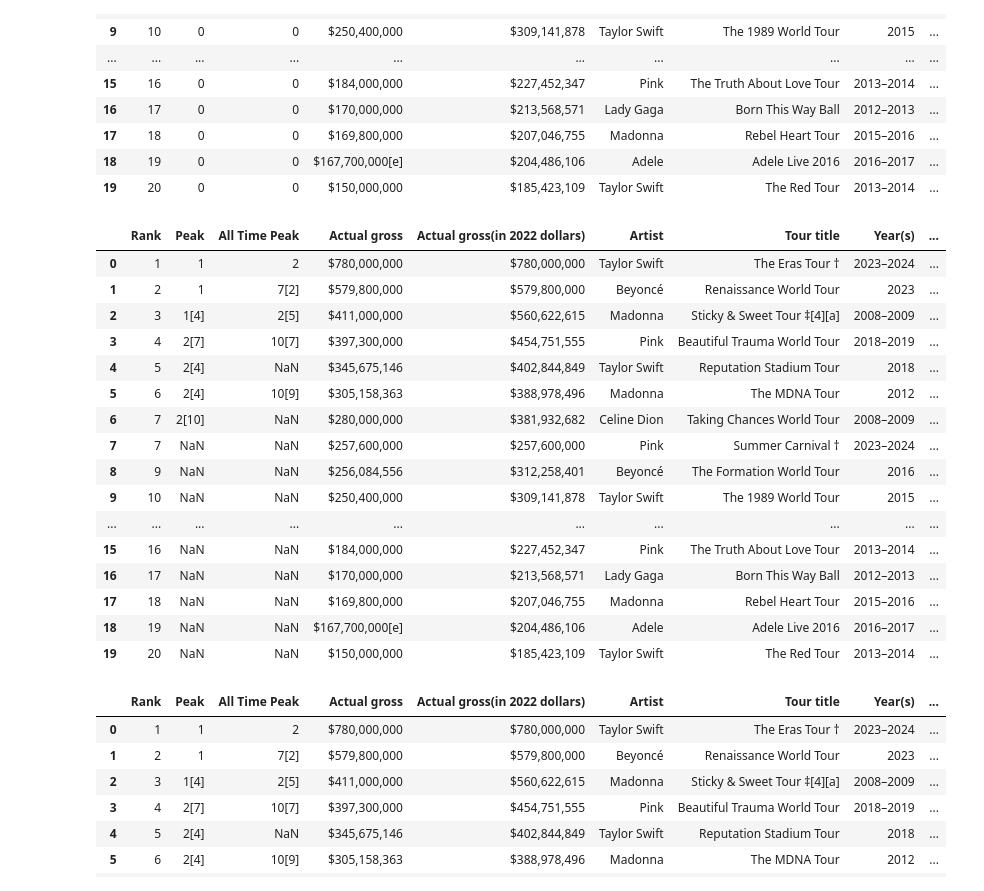
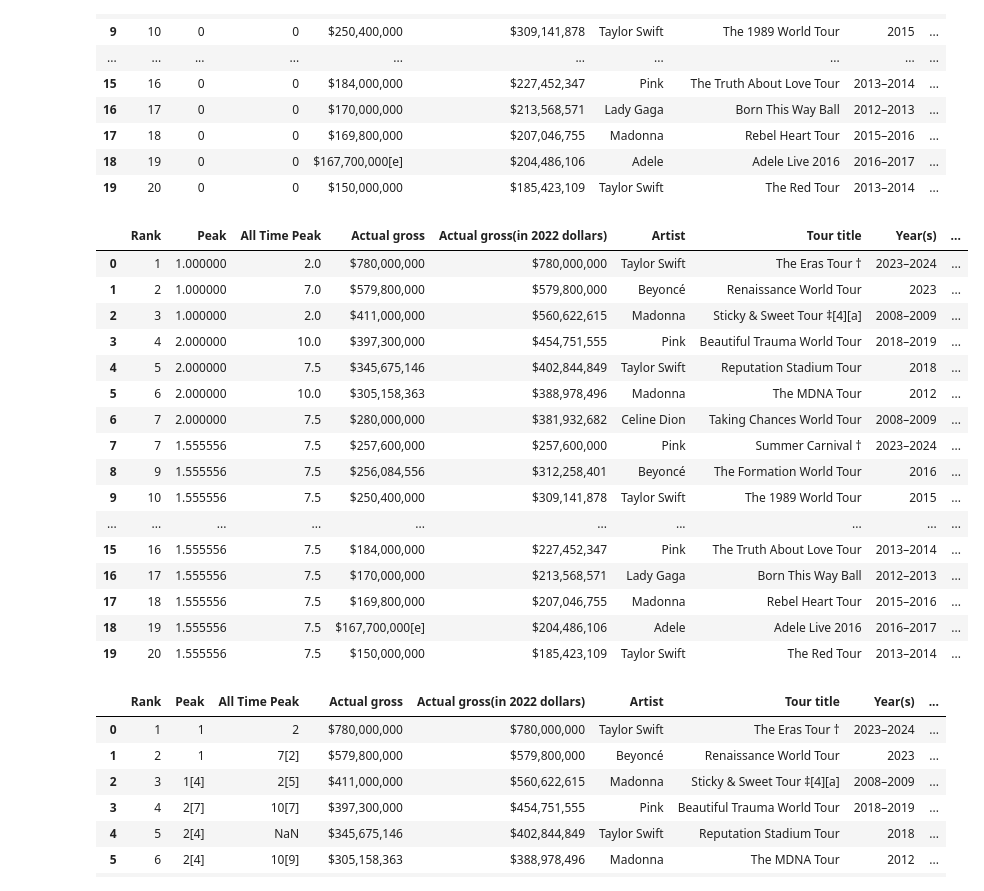
Before and after one commit to M1shanyaaa/DataScience_labs_KPI, a Jupyter notebook: Lab3/Lab3.ipynb, the cells around one changed output. Saved outputs shown, nothing was run; the diff lists cells and outputs as text; code cells hidden in the pictures.

```diff
--- a/Lab3/Lab3.ipynb
+++ b/Lab3/Lab3.ipynb
@@ -204,27 +205,43 @@ data_fill_0
 | 18 | 19 | 0 | 0 | $167,700,000[e] | $204,486,106 | Adele | Adele Live 2016 | 2016–2017 | ... |
 | 19 | 20 | 0 | 0 | $150,000,000 | $185,423,109 | Taylor Swift | The Red Tour | 2013–2014 | ... |
 # %%
-# Заповнення середнім значенням по кожному стовпцю
-data_fill_mean = data_for_cleaning.fillna(data_for_cleaning.mean(numeric_only=True))
+# Копія, щоб не зіпсувати оригінал
+data_fill_mean = data_for_cleaning.copy()
+
+# Функція для витягування першого числа
+def extract_first_number(x):
+    if pd.isna(x):
+        return np.nan
+    match = re.search(r'\d+', str(x))
+    return float(match.group()) if match else np.nan
+
+# Обробляємо тільки потрібні стовпці
+for col in ["Peak", "All Time Peak"]:
+    # 1. Витягуємо числа
+    numeric_col = data_fill_mean[col].apply(extract_first_number)
+    mean_val = numeric_col.mean()
+    numeric_col = numeric_col.fillna(mean_val)
+    data_fill_mean[col] = numeric_col
+
 data_fill_mean
 # %% [output]
 |  | Rank | Peak | All Time Peak | Actual gross | Actual gross(in 2022 dollars) | Artist | Tour title | Year(s) | ... |
-| 0 | 1 | 1 | 2 | $780,000,000 | $780,000,000 | Taylor Swift | The Eras Tour † | 2023–2024 | ... |
-| 1 | 2 | 1 | 7[2] | $579,800,000 | $579,800,000 | Beyoncé | Renaissance World Tour | 2023 | ... |
-| 2 | 3 | 1[4] | 2[5] | $411,000,000 | $560,622,615 | Madonna | Sticky & Sweet Tour ‡[4][a] | 2008–2009 | ... |
-| 3 | 4 | 2[7] | 10[7] | $397,300,000 | $454,751,555 | Pink | Beautiful Trauma World Tour | 2018–2019 | ... |
-| 4 | 5 | 2[4] | NaN | $345,675,146 | $402,844,849 | Taylor Swift | Reputation Stadium Tour | 2018 | ... |
-| 5 | 6 | 2[4] | 10[9] | $305,158,363 | $388,978,496 | Madonna | The MDNA Tour | 2012 | ... |
-| 6 | 7 | 2[10] | NaN | $280,000,000 | $381,932,682 | Celine Dion | Taking Chances World Tour | 2008–2009 | ... |
-| 7 | 7 | NaN | NaN | $257,600,000 | $257,600,000 | Pink | Summer Carnival † | 2023–2024 | ... |
-| 8 | 9 | NaN | NaN | $256,084,556 | $312,258,401 | Beyoncé | The Formation World Tour | 2016 | ... |
-| 9 | 10 | NaN | NaN | $250,400,000 | $309,141,878 | Taylor Swift | The 1989 World Tour | 2015 | ... |
+| 0 | 1 | 1.000000 | 2.0 | $780,000,000 | $780,000,000 | Taylor Swift | The Eras Tour † | 2023–2024 | ... |
+| 1 | 2 | 1.000000 | 7.0 | $579,800,000 | $579,800,000 | Beyoncé | Renaissance World Tour | 2023 | ... |
+| 2 | 3 | 1.000000 | 2.0 | $411,000,000 | $560,622,615 | Madonna | Sticky & Sweet Tour ‡[4][a] | 2008–2009 | ... |
+| 3 | 4 | 2.000000 | 10.0 | $397,300,000 | $454,751,555 | Pink | Beautiful Trauma World Tour | 2018–2019 | ... |
+| 4 | 5 | 2.000000 | 7.5 | $345,675,146 | $402,844,849 | Taylor Swift | Reputation Stadium Tour | 2018 | ... |
+| 5 | 6 | 2.000000 | 10.0 | $305,158,363 | $388,978,496 | Madonna | The MDNA Tour | 2012 | ... |
+| 6 | 7 | 2.000000 | 7.5 | $280,000,000 | $381,932,682 | Celine Dion | Taking Chances World Tour | 2008–2009 | ... |
+| 7 | 7 | 1.555556 | 7.5 | $257,600,000 | $257,600,000 | Pink | Summer Carnival † | 2023–2024 | ... |
+| 8 | 9 | 1.555556 | 7.5 | $256,084,556 | $312,258,401 | Beyoncé | The Formation World Tour | 2016 | ... |
+| 9 | 10 | 1.555556 | 7.5 | $250,400,000 | $309,141,878 | Taylor Swift | The 1989 World Tour | 2015 | ... |
 | ... | ... | ... | ... | ... | ... | ... | ... | ... | ... |
-| 15 | 16 | NaN | NaN | $184,000,000 | $227,452,347 | Pink | The Truth About Love Tour | 2013–2014 | ... |
-| 16 | 17 | NaN | NaN | $170,000,000 | $213,568,571 | Lady Gaga | Born This Way Ball | 2012–2013 | ... |
-| 17 | 18 | NaN | NaN | $169,800,000 | $207,046,755 | Madonna | Rebel Heart Tour | 2015–2016 | ... |
-| 18 | 19 | NaN | NaN | $167,700,000[e] | $204,486,106 | Adele | Adele Live 2016 | 2016–2017 | ... |
-| 19 | 20 | NaN | NaN | $150,000,000 | $185,423,109 | Taylor Swift | The Red Tour | 2013–2014 | ... |
+| 15 | 16 | 1.555556 | 7.5 | $184,000,000 | $227,452,347 | Pink | The Truth About Love Tour | 2013–2014 | ... |
+| 16 | 17 | 1.555556 | 7.5 | $170,000,000 | $213,568,571 | Lady Gaga | Born This Way Ball | 2012–2013 | ... |
+| 17 | 18 | 1.555556 | 7.5 | $169,800,000 | $207,046,755 | Madonna | Rebel Heart Tour | 2015–2016 | ... |
+| 18 | 19 | 1.555556 | 7.5 | $167,700,000[e] | $204,486,106 | Adele | Adele Live 2016 | 2016–2017 | ... |
+| 19 | 20 | 1.555556 | 7.5 | $150,000,000 | $185,423,109 | Taylor Swift | The Red Tour | 2013–2014 | ... |
 # %%
 # Створення стовпцю з чистими даними "Peak"
 data_for_cleaning["Peak Clean"] = data_for_cleaning["Peak"].str.extract(r"(\d+)")
```
Also changed, not shown: parts of 2 cells of this notebook, 4 other files.
